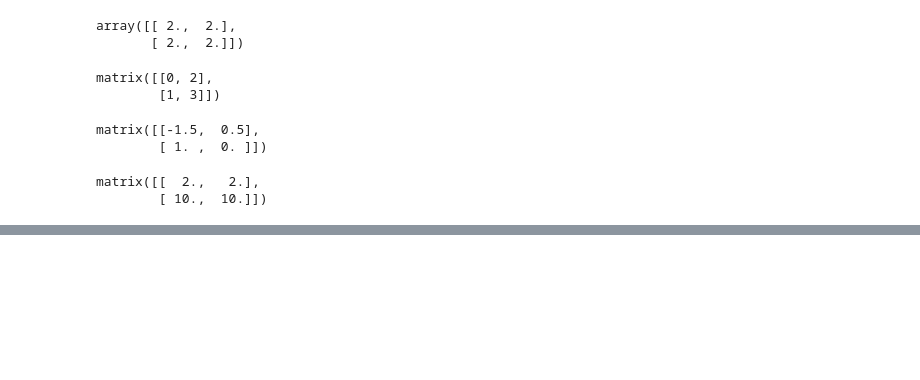
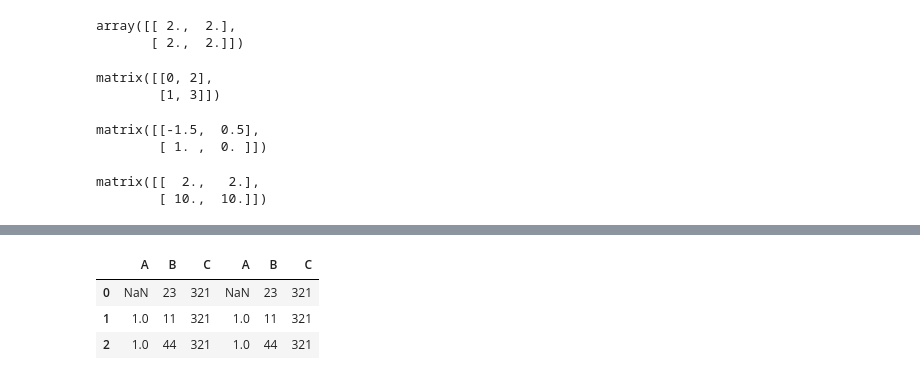
Before and after one commit to ntuaha/Esun_Tutor, a Jupyter notebook: tips/04_Data Structure.ipynb, the cells around one changed output, grey strips where cells are left out. Cells and saved outputs as stored; diff of their text form; code cells hidden in the pictures; blank space fills up the shorter version.

```diff
--- a/tips/04_Data Structure.ipynb
+++ b/tips/04_Data Structure.ipynb
@@ -287,0 +498,8 @@ matrix([[  2.,   2.],
+# %%
+#水瓶增加
+pd.concat([b,b],axis=1)
+# %% [output]
+|  | A | B | C | A | B | C |
+| 0 | NaN | 23 | 321 | NaN | 23 | 321 |
+| 1 | 1.0 | 11 | 321 | 1.0 | 11 | 321 |
+| 2 | 1.0 | 44 | 321 | 1.0 | 44 | 321 |
```
Also changed, not shown: parts of 37 cells of this notebook, 1 other file.
